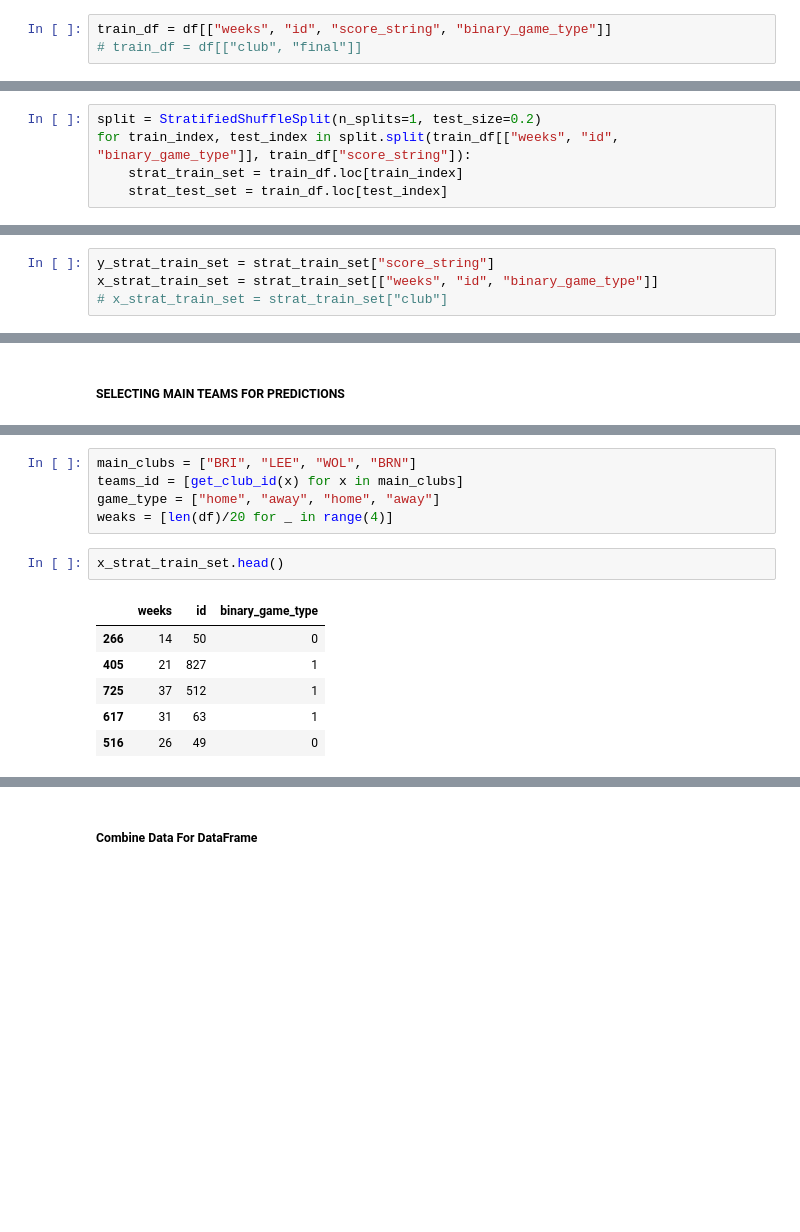
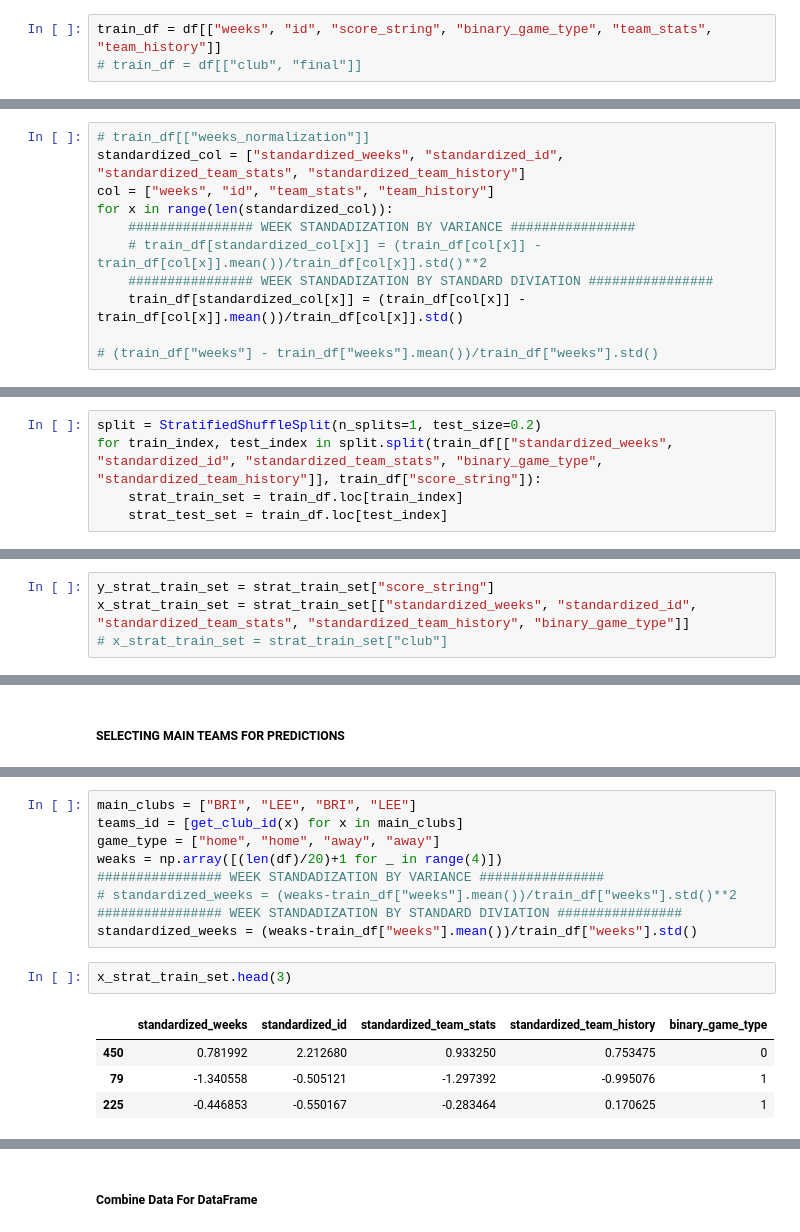
Before and after one commit to nicmodan/gambling-prediction-app, a Jupyter notebook: wranggling&predicting_data.ipynb, the cells around one changed output, grey strips where cells are left out. Saved outputs shown, nothing was run; the diff lists cells and outputs as text; blank space fills up the shorter version.

```diff
--- a/wranggling&predicting_data.ipynb
+++ b/wranggling&predicting_data.ipynb
@@ -308,3 +333,3 @@ query_df_club_draw = query_df_club.query("scores == 'draw'")
 # %%
-train_df = df[["weeks", "id", "score_string", "binary_game_type"]]
+train_df = df[["weeks", "id", "score_string", "binary_game_type", "team_stats", "team_history"]]
 # train_df = df[["club", "final"]]
@@ -310,0 +338,11 @@ train_df = df[["weeks", "id", "score_string", "binary_game_type"]]
+# %%
+# train_df[["weeks_normalization"]]
+standardized_col = ["standardized_weeks", "standardized_id", "standardized_team_stats", "standardized_team_history"]
+col = ["weeks", "id", "team_stats", "team_history"]
+for x in range(len(standardized_col)):
+    ################ WEEK STANDADIZATION BY VARIANCE ################
+    # train_df[standardized_col[x]] = (train_df[col[x]] - train_df[col[x]].mean())/train_df[col[x]].std()**2
+    ################ WEEK STANDADIZATION BY STANDARD DIVIATION ################
+    train_df[standardized_col[x]] = (train_df[col[x]] - train_df[col[x]].mean())/train_df[col[x]].std()
+
+# (train_df["weeks"] - train_df["weeks"].mean())/train_df["weeks"].std()
@@ -356,7 +416,7 @@ from sklearn.svm import SVC
 ### Stratified Shuffle Split
 # %%
 split = StratifiedShuffleSplit(n_splits=1, test_size=0.2)
-for train_index, test_index in split.split(train_df[["weeks", "id", "binary_game_type"]], train_df["score_string"]):
+for train_index, test_index in split.split(train_df[["standardized_weeks", "standardized_id", "standardized_team_stats", "binary_game_type", "standardized_team_history"]], train_df["score_string"]):
     strat_train_set = train_df.loc[train_index]
     strat_test_set = train_df.loc[test_index]
 # %%
@@ -371,7 +431,7 @@ for train_index, test_index in split.split(train_df[["weeks", "id", "binary_game
 ### StratifiedShuffleSplit train
 # %%
 y_strat_train_set = strat_train_set["score_string"]
-x_strat_train_set = strat_train_set[["weeks", "id", "binary_game_type"]]
+x_strat_train_set = strat_train_set[["standardized_weeks", "standardized_id", "standardized_team_stats", "standardized_team_history", "binary_game_type"]]
 # x_strat_train_set = strat_train_set["club"]
 # %%
 # len(y_strat_train_set), len(x_strat_train_set)
@@ -566,15 +626,17 @@ Index(['MNC', 'SOU', 'LEI', 'BOU', 'TOT', 'FUL', 'CHE', 'FOR', 'WHU', 'LEE',
       dtype='object')
 # %%
-main_clubs = ["BRI", "LEE", "WOL", "BRN"]
+main_clubs = ["BRI", "LEE", "BRI", "LEE"]
 teams_id = [get_club_id(x) for x in main_clubs]
-game_type = ["home", "away", "home", "away"]
-weaks = [len(df)/20 for _ in range(4)]
+game_type = ["home", "home", "away", "away"]
+weaks = np.array([(len(df)/20)+1 for _ in range(4)])
+################ WEEK STANDADIZATION BY VARIANCE ################
+# standardized_weeks = (weaks-train_df["weeks"].mean())/train_df["weeks"].std()**2
+################ WEEK STANDADIZATION BY STANDARD DIVIATION ################
+standardized_weeks = (weaks-train_df["weeks"].mean())/train_df["weeks"].std()
 # %%
-x_strat_train_set.head()
+x_strat_train_set.head(3)
 # %% [output]
-|  | weeks | id | binary_game_type |
-| 266 | 14 | 50 | 0 |
-| 405 | 21 | 827 | 1 |
-| 725 | 37 | 512 | 1 |
-| 617 | 31 | 63 | 1 |
-| 516 | 26 | 49 | 0 |
+|  | standardized_weeks | standardized_id | standardized_team_stats | standardized_team_history | binary_game_type |
+| 450 | 0.781992 | 2.212680 | 0.933250 | 0.753475 | 0 |
+| 79 | -1.340558 | -0.505121 | -1.297392 | -0.995076 | 1 |
+| 225 | -0.446853 | -0.550167 | -0.283464 | 0.170625 | 1 |
```
Also changed, not shown: parts of 39 cells of this notebook.
